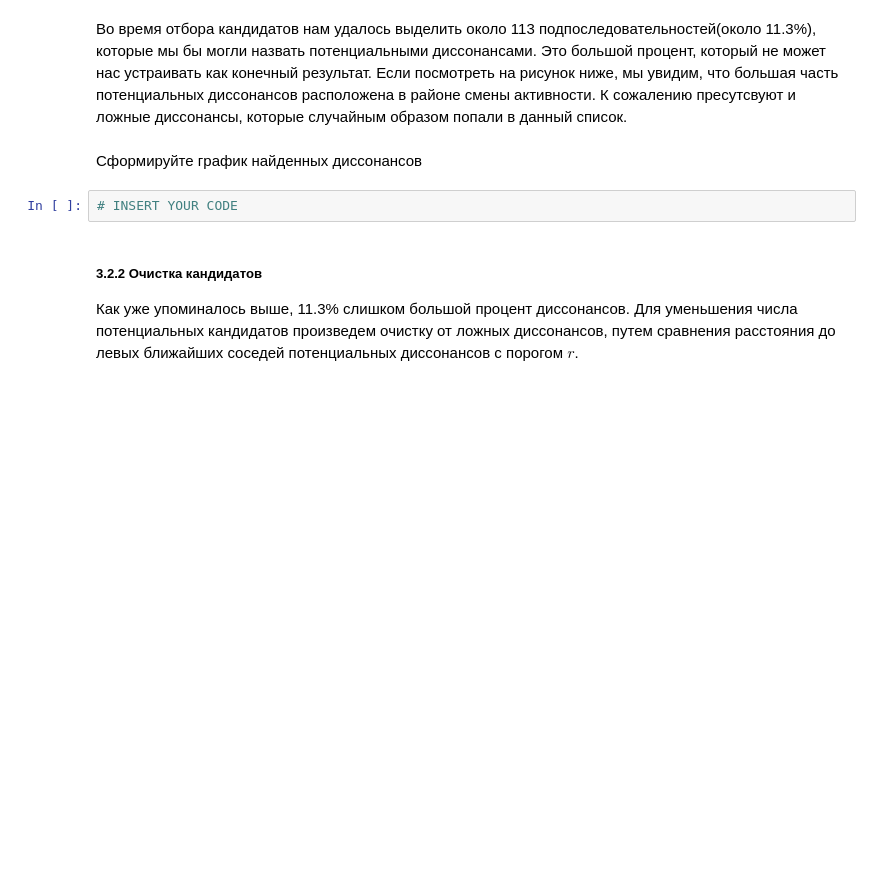
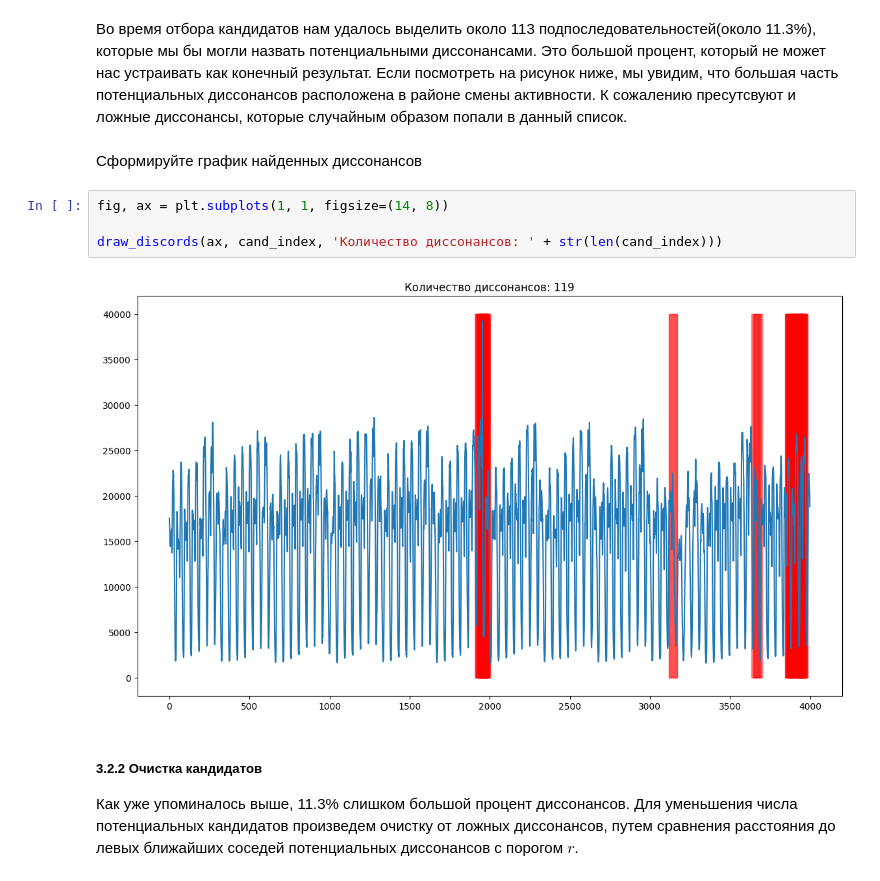
Before and after one commit to foghpp/2024-Ushakov-TimeSeriesCourse, a Jupyter notebook: practice/03 Discords/03 Discords.ipynb, the cells around one changed output. Drawn from its saved outputs; the diff is of its cells as text; blank space fills up the shorter version.

```diff
--- a/practice/03 Discords/03 Discords.ipynb
+++ b/practice/03 Discords/03 Discords.ipynb
@@ -254,7 +295,11 @@ print(f'{len(cand_index)} {len(cand_index)/len(data)*100} %')
 # %% [markdown]
 Сформируйте график найденных диссонансов
 # %%
-# INSERT YOUR CODE
+fig, ax = plt.subplots(1, 1, figsize=(14, 8))
+
+draw_discords(ax, cand_index, 'Количество диссонансов: ' + str(len(cand_index)))
+# %% [output]
+[figure, added]
 # %% [markdown]
 ##### 3.2.2 Очистка кандидатов
 Как уже упоминалось выше, 11.3% слишком большой процент диссонансов.
```
Also changed, not shown: parts of 15 cells of this notebook.
